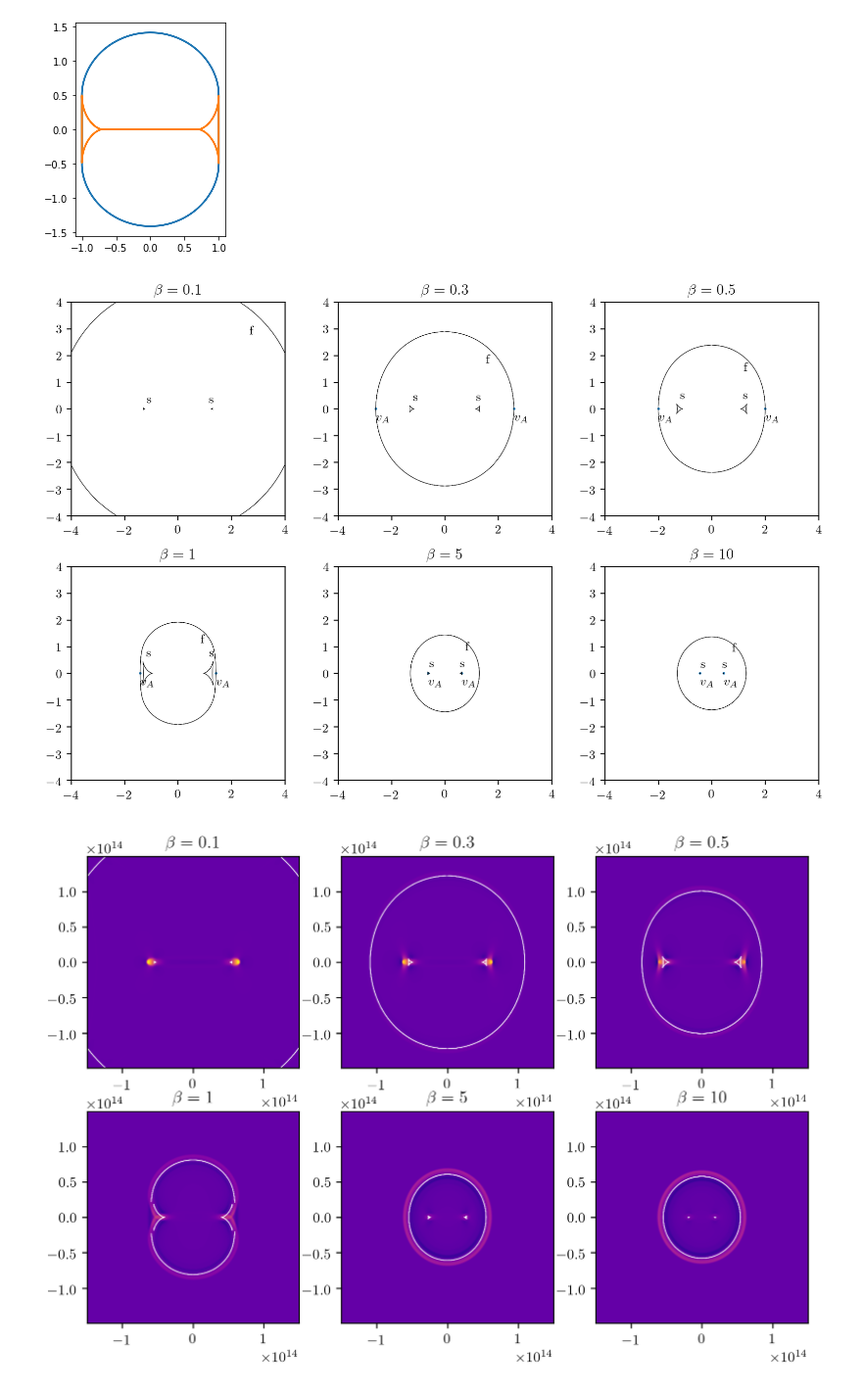
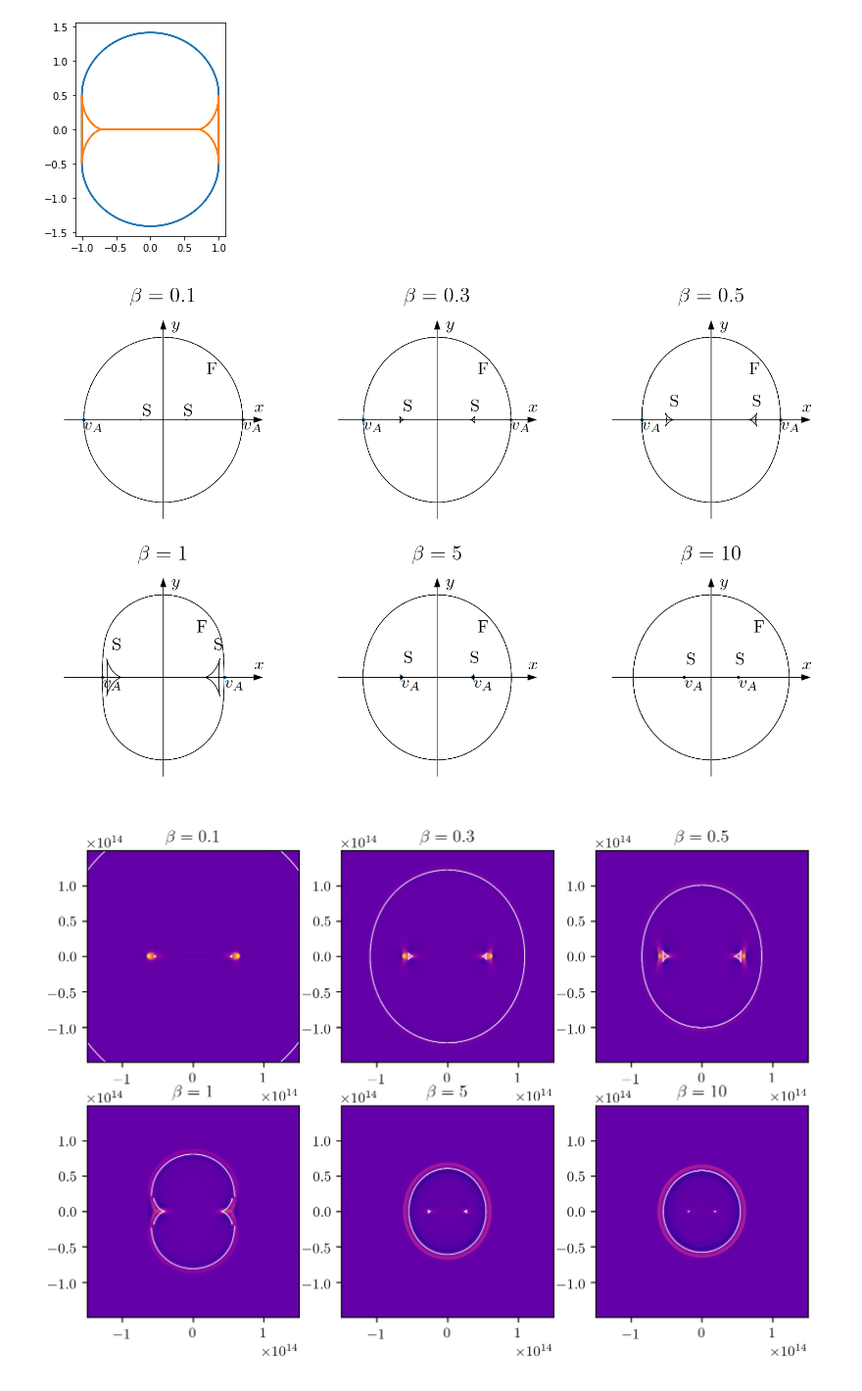
Before and after one commit to MichaelMaex/eindproject-2, a Jupyter notebook: notebooks/diagrams.ipynb, the cells around one changed output. Shown at 98% size. Drawn from its saved outputs; the diff is of its cells as text; code cells hidden in the pictures.

Commit message:
reworked group speed plot a little

```diff
--- a/notebooks/diagrams.ipynb
+++ b/notebooks/diagrams.ipynb
@@ -65,7 +65,7 @@ rho0 = 1
 p0 = 1
 # betas = ["0.1", "0.3", "0.5", "1", "5", "10"]
 betas = [.1, .3, .5, 1, 5, 10]
-fig, ax, = plt.subplots(2,3, figsize = (9,6))
+fig, ax, = plt.subplots(2,3, figsize = (8,5))
 
 for i in range(6):
     axis = ax[i//3][i%3]
@@ -88,43 +88,59 @@ for i in range(6):
 
     vS_k = vphS
     vS_theta = -(1/(vphS))*(va**2 * cs**2 * np.sin(theta)*np.cos(theta))/(np.sqrt((va**2 + cs**2)**2 - 4*va**2 * cs**2 * (np.cos(theta))**2))
     x_F = vF_k*k_x + vF_theta*theta_x
     y_F = vF_k*k_y + vF_theta*theta_y
     x_S = vS_k*k_x + vS_theta*theta_x
     y_S = vS_k*k_y + vS_theta*theta_y
 
     max_x_S = np.max(x_S)
     max_y_S = np.max(y_S)
     max_x_F = np.max(x_F)
     max_y_F = np.max(y_F)
 
     # remove discontinuities
     pos_S = np.where((np.abs(np.diff(x_S)) + (np.abs(np.diff(y_S))))> 0.5)[0] + 1
     x_S = np.insert(x_S, pos_S, np.nan)
     y_S = np.insert(y_S, pos_S, np.nan)
     pos_F = np.where((np.abs(np.diff(x_F)) + (np.abs(np.diff(y_F))))> 0.5)[0] + 1
     x_F = np.insert(x_F, pos_S, np.nan)
     y_F = np.insert(y_F, pos_S, np.nan)
 
+    axis.arrow(-1.2*max_y_F,0,  2*1.2*max_y_F,0, fc='k', ec='k', linewidth = 0.2, width = 0, head_width = .07*max_y_F, length_includes_head = True)
+    axis.arrow(0,-1.2*max_y_F,0, 2*1.2*max_y_F, fc='k', ec='k',linewidth = 0.2, width = 0, head_width =.07*max_y_F, length_includes_head = True)
+    axis.text(0.1*max_y_F, 1.1*max_y_F, "$y$")
+    axis.text(1.1*max_y_F, 0.1*max_y_F, "$x$")
+
+
     axis.scatter([va, -va], [0,0], s= 1)
     axis.plot(x_F, y_F, "k", linewidth = .3)
     axis.plot(x_S, y_S, "k", linewidth = .3)
 
-    axis.text(max_x_S*0.9, max_y_S + 0.2 ,"s")
-    axis.text(-max_x_S*0.9, max_y_S + 0.2 ,"s")
-    if (not i== 0):
-        axis.text(va, -0.5 ,"$v_A$")
-        axis.text(-va, -0.5 ,"$v_A$")
+    axis.text(va, -.15*max_y_F, "$v_A$")
+    axis.text(-va, -.15*max_y_F, "$v_A$")
 
-    axis.text(1.2*max_x_F/2, 1.2*max_y_F/2 ,"f")
+    axis.text(max_x_S*0.9, max_y_S + 0.2 ,"S")
+    axis.text(-max_x_S*0.9, max_y_S + 0.2 ,"S")
+
+    axis.text(1.1*max_x_F/2, 1.1*max_y_F/2 ,"F")
+
+
+    axis.spines['left'].set_color('none')
+    axis.spines['right'].set_color('none')
+    axis.spines['bottom'].set_color('none')
+    axis.spines['top'].set_color('none')
+    axis.get_xaxis().set_visible(False)
+    axis.get_yaxis().set_visible(False)
+
+
     axis.set_title('$\\beta = ' + "{}".format(beta) + '$')
+    axis.set_xlim(-1.3*max_y_F, 1.3*max_y_F)
+    axis.set_ylim(-1.3*max_y_F, 1.3*max_y_F)
     axis.set_aspect("equal")
-    axis.set_xlim(-4, 4)
-    axis.set_ylim(-4, 4)
-fig.tight_layout()
+# fig.tight_layout()
 fig.savefig("../report/figures/groupspeed_beta.pdf")
 # %% [output]
-[figure, old version]
+[figure, new version]
 # %%
 j = 100
 gamma = 5/3
```
Also changed, not shown: 2 other files.
